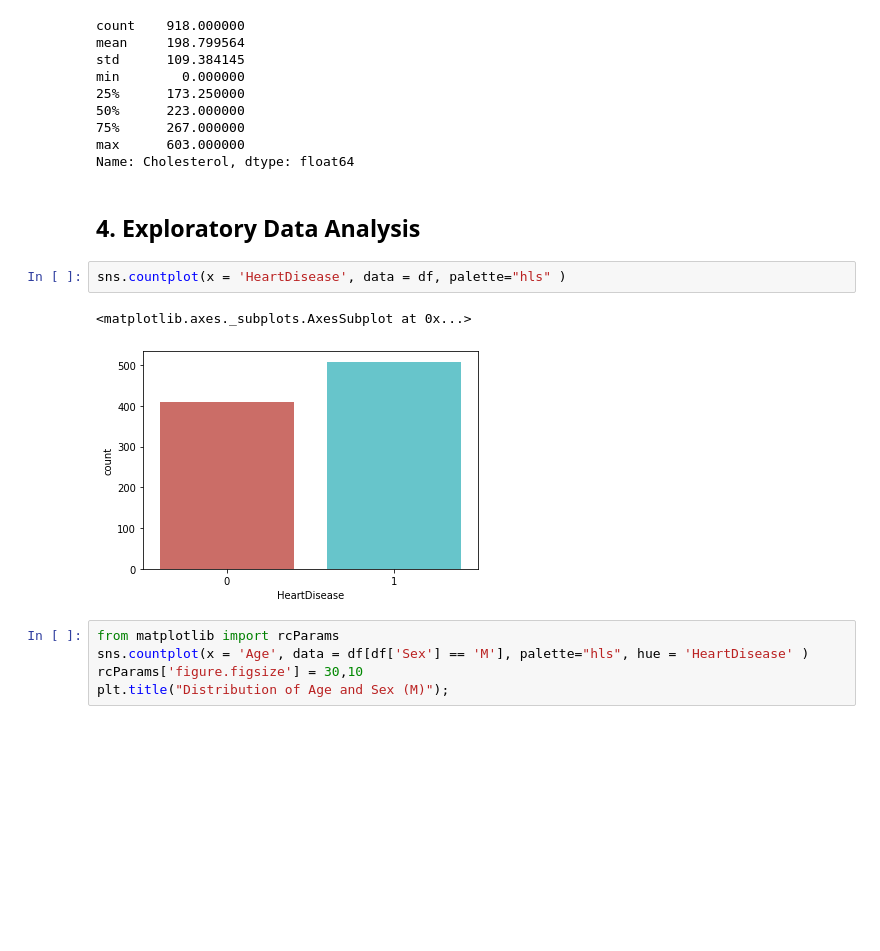
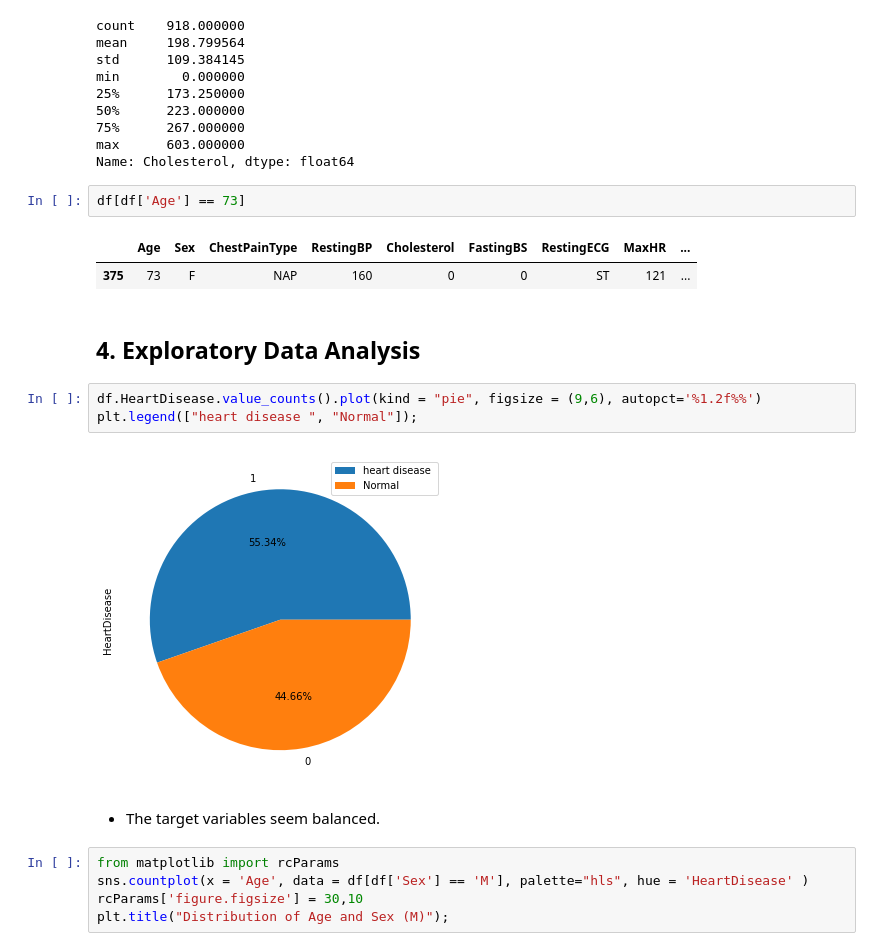
Before and after one commit to Nokulunga77/Heart-Failure-kaggle, a Jupyter notebook: Heart_Failure.ipynb, the cells around one changed output. Saved outputs shown, nothing was run; the diff lists cells and outputs as text; blank space fills up the shorter version.

```diff
--- a/Heart_Failure.ipynb
+++ b/Heart_Failure.ipynb
@@ -207,14 +207,21 @@ min        0.000000
 75%      267.000000
 max      603.000000
 Name: Cholesterol, dtype: float64
+# %%
+df[df['Age'] == 73]
+# %% [output]
+|  | Age | Sex | ChestPainType | RestingBP | Cholesterol | FastingBS | RestingECG | MaxHR | ... |
+| 375 | 73 | F | NAP | 160 | 0 | 0 | ST | 121 | ... |
 # %% [markdown]
 <a id="EDA"></a>
 ## 4. **Exploratory Data Analysis**
-# %%
-sns.countplot(x = 'HeartDisease', data = df, palette="hls" )
-# %% [output]
-<matplotlib.axes._subplots.AxesSubplot at 0x...>
-[figure, removed]
+# %%
+df.HeartDisease.value_counts().plot(kind = "pie", figsize = (9,6), autopct='%1.2f%%')
+plt.legend(["heart disease ", "Normal"]);
+# %% [output]
+[figure, added]
+# %% [markdown]
+- The target variables seem balanced.
 # %%
 from matplotlib import rcParams
 sns.countplot(x = 'Age', data = df[df['Sex'] == 'M'], palette="hls", hue = 'HeartDisease' )
```
Also changed, not shown: parts of 4 cells of this notebook.
